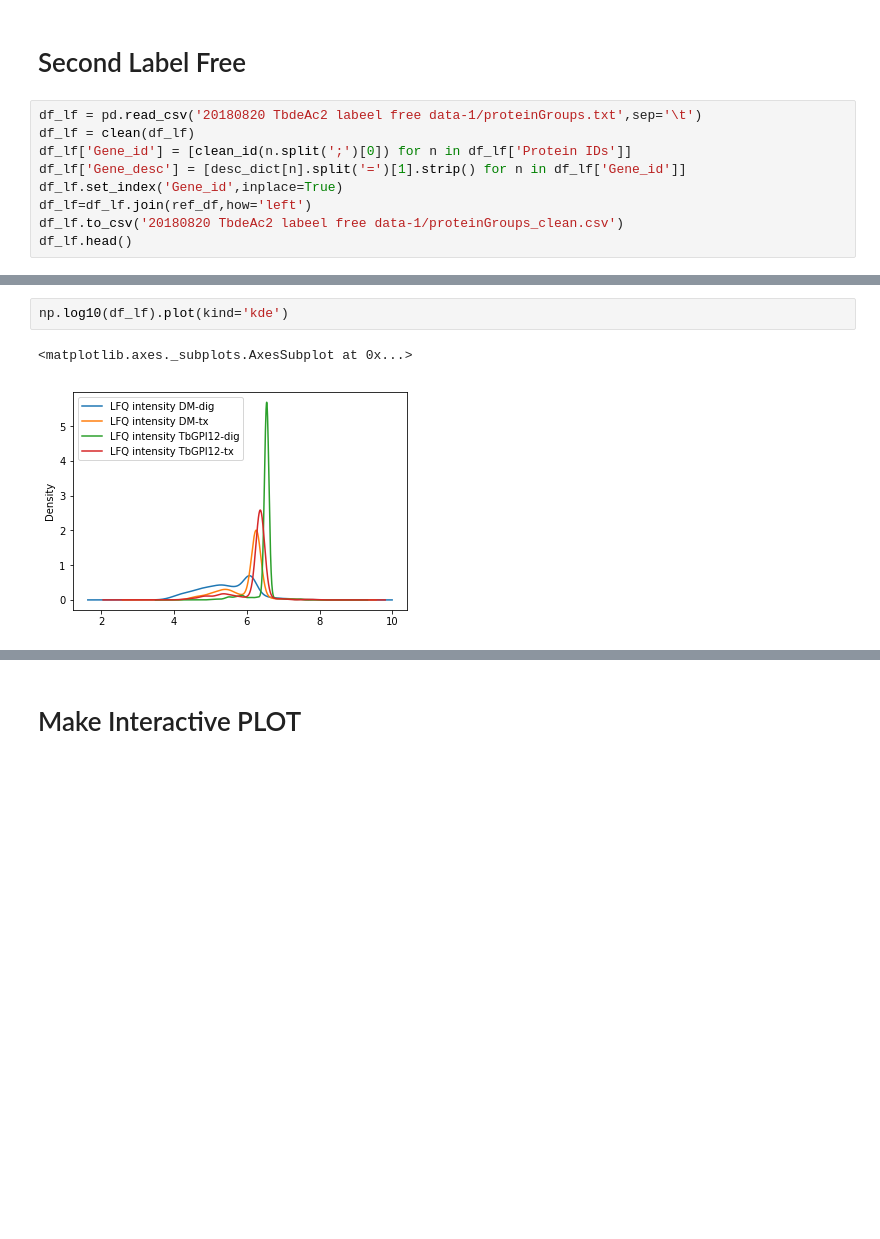
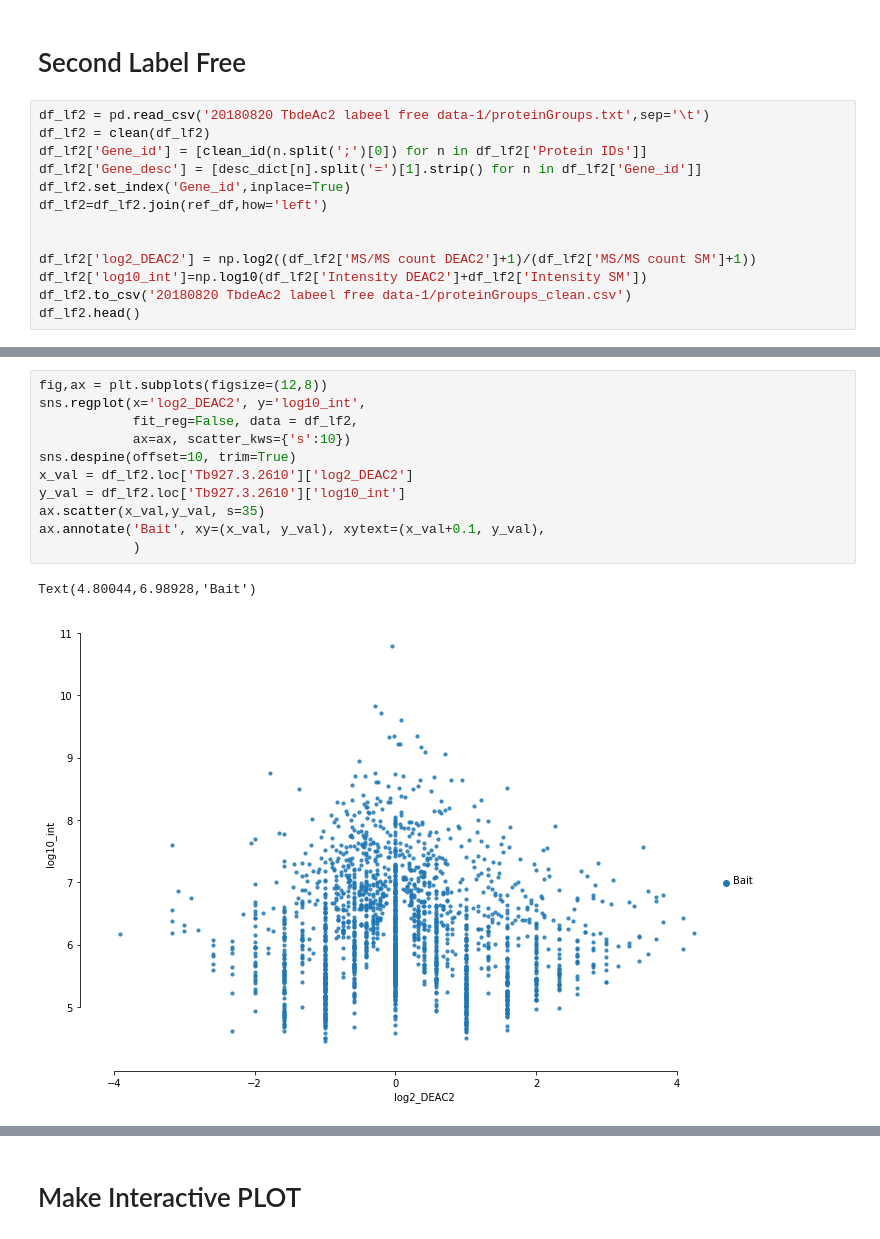
Before and after one commit to mtinti/zhe_analysis_01, a Jupyter notebook: Analysis.ipynb, the cells around one changed output, grey strips where cells are left out. Saved outputs shown, nothing was run; the diff lists cells and outputs as text; blank space fills up the shorter version.

```diff
--- a/Analysis.ipynb
+++ b/Analysis.ipynb
@@ -234,14 +401,18 @@ tot  81  entries removed
 # %% [markdown]
 # Second Label Free
 # %%
-df_lf = pd.read_csv('20180820 TbdeAc2 labeel free data-1/proteinGroups.txt',sep='\t')
-df_lf = clean(df_lf)
-df_lf['Gene_id'] = [clean_id(n.split(';')[0]) for n in df_lf['Protein IDs']]
-df_lf['Gene_desc'] = [desc_dict[n].split('=')[1].strip() for n in df_lf['Gene_id']]
-df_lf.set_index('Gene_id',inplace=True)
-df_lf=df_lf.join(ref_df,how='left')
-df_lf.to_csv('20180820 TbdeAc2 labeel free data-1/proteinGroups_clean.csv')
-df_lf.head()
+df_lf2 = pd.read_csv('20180820 TbdeAc2 labeel free data-1/proteinGroups.txt',sep='\t')
+df_lf2 = clean(df_lf2)
+df_lf2['Gene_id'] = [clean_id(n.split(';')[0]) for n in df_lf2['Protein IDs']]
+df_lf2['Gene_desc'] = [desc_dict[n].split('=')[1].strip() for n in df_lf2['Gene_id']]
+df_lf2.set_index('Gene_id',inplace=True)
+df_lf2=df_lf2.join(ref_df,how='left')
+
+
+df_lf2['log2_DEAC2'] = np.log2((df_lf2['MS/MS count DEAC2']+1)/(df_lf2['MS/MS count SM']+1))
+df_lf2['log10_int']=np.log10(df_lf2['Intensity DEAC2']+df_lf2['Intensity SM'])
+df_lf2.to_csv('20180820 TbdeAc2 labeel free data-1/proteinGroups_clean.csv')
+df_lf2.head()
 # %% [output]
 removed  23 Only identified by site
 tot  23  entries removed
@@ -263,5 +434,14 @@ tot  86  entries removed
-# %%
-np.log10(df_lf).plot(kind='kde')
-# %% [output]
-<matplotlib.axes._subplots.AxesSubplot at 0x...>
-[figure, removed]
+# %%
+fig,ax = plt.subplots(figsize=(12,8))
+sns.regplot(x='log2_DEAC2', y='log10_int',
+            fit_reg=False, data = df_lf2,
+            ax=ax, scatter_kws={'s':10})
+sns.despine(offset=10, trim=True)
+x_val = df_lf2.loc['Tb927.3.2610']['log2_DEAC2']
+y_val = df_lf2.loc['Tb927.3.2610']['log10_int']
+ax.scatter(x_val,y_val, s=35)
+ax.annotate('Bait', xy=(x_val, y_val), xytext=(x_val+0.1, y_val),
+            )
+# %% [output]
+Text(4.80044,6.98928,'Bait')
+[figure, added]
```
Also changed, not shown: parts of 11 cells of this notebook, 23 other files.
